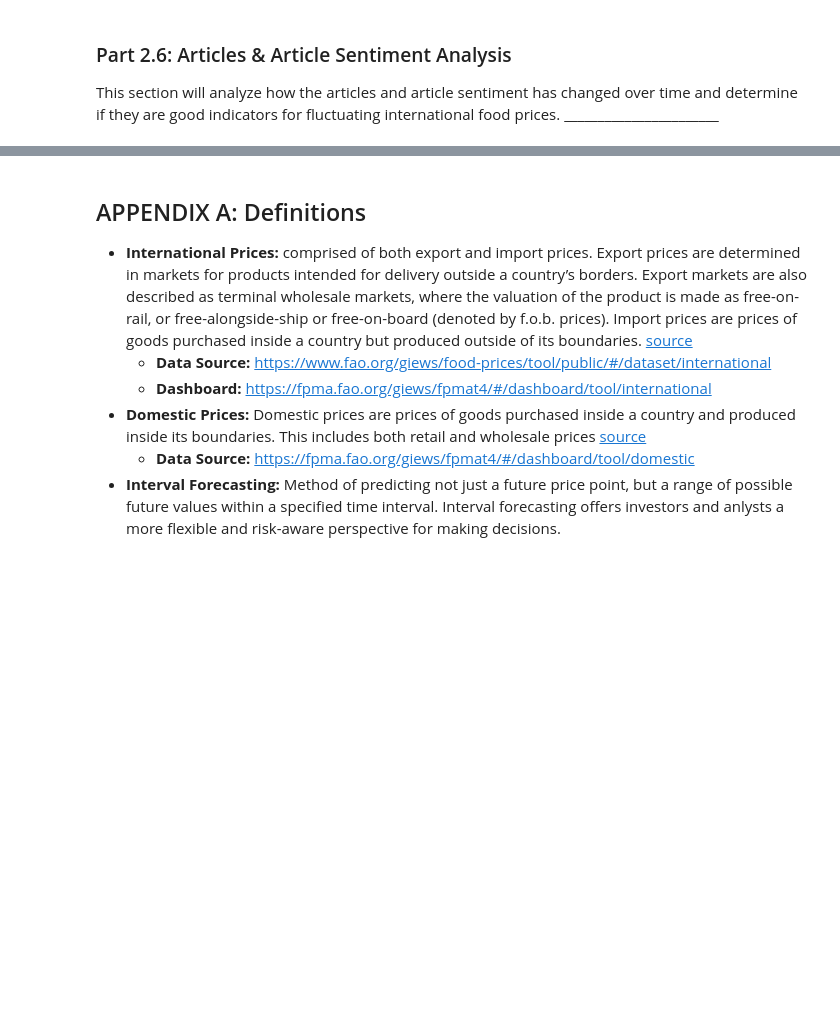
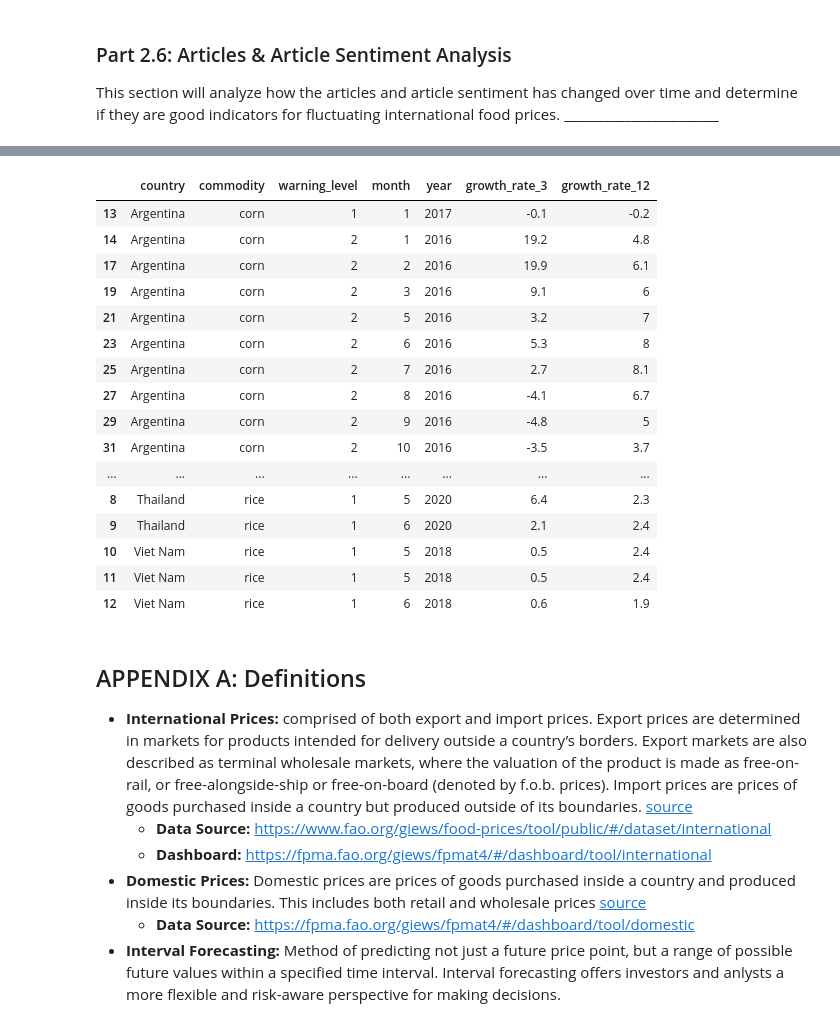
Before and after one commit to Benja-Pauls/Predicting-Commodity-Food-Pricing, a Jupyter notebook: data_analysis.ipynb, the cells around one changed output, grey strips where cells are left out. Cells and saved outputs as stored; diff of their text form; code cells hidden in the pictures; blank space fills up the shorter version.

Commit message:
warnings data built

```diff
--- a/data_analysis.ipynb
+++ b/data_analysis.ipynb
@@ -1492,0 +1495,3 @@ This section will analyze how the articles and article sentiment has changed ove
+# %%
+warnings = pd.read_csv('all_data/warnings.csv')
+warnings
@@ -1492,0 +1514,14 @@ This section will analyze how the articles and article sentiment has changed ove
+# %%
+# Turn all row entries with values 'na', 'n/a', and variations of that into actual NaN values
+warnings = warnings.replace('na', np.nan)
+warnings = warnings.replace('n/a', np.nan)
+warnings = warnings.replace('N/A', np.nan)
+warnings = warnings.replace('N/a', np.nan)
+# %%
+# Strip all whitespace surrounding 'country' and 'commodity' values
+warnings['country'] = warnings['country'].str.strip()
+warnings['commodity'] = warnings['commodity'].str.strip()
+
+# Make them titles as well
+warnings['country'] = warnings['country'].str.title()
+warnings['commodity'] = warnings['commodity'].str.title()
@@ -1492,0 +1646,46 @@ This section will analyze how the articles and article sentiment has changed ove
+# %%
+def keep_certain_countries(warnings):
+    """
+    Given the warnings dataframe, only keep the countries which are in the model_data list
+    :param pd.DataFrame warnings: The dataframe containing the warnings
+    :return: The dataframe containing the warnings for only the unique_iso countries
+    """
+    model_data = {
+        'corn':['Argentina', 'Brazil', 'Ukraine', 'United States of America'],
+        'rice':['Indonesia', 'Pakistan', 'Thailand', 'United State of America', 'Uruguay', 'Viet Nam'],
+        'soybeans':['United States of America'],
+        'wheat':['Argentina', 'Australia', 'Canada', 'Russian Federation', 'Ukraine', 'United States of America']
+    }
+
+    # Only keep the rows which both meet the commodity (model_data key) and country (model_data value) criteria
+    new_rows = []
+    for i,row in warnings.iterrows():
+        if row['country'] in model_data[row['commodity']]:
+            new_rows.append(row)
+    warnings = pd.DataFrame(new_rows, columns=warnings.columns)
+
+    return warnings
+
+warnings = keep_certain_countries(warnings)
+warnings.reset_index(drop=True, inplace=True)
+warnings.sort_values(by=['country', 'commodity'], inplace=True) # Order by country and commodity
+
+warnings
+# %% [output]
+|  | country | commodity | warning_level | month | year | growth_rate_3 | growth_rate_12 |
+| 13 | Argentina | corn | 1 | 1 | 2017 | -0.1 | -0.2 |
+| 14 | Argentina | corn | 2 | 1 | 2016 | 19.2 | 4.8 |
+| 17 | Argentina | corn | 2 | 2 | 2016 | 19.9 | 6.1 |
+| 19 | Argentina | corn | 2 | 3 | 2016 | 9.1 | 6 |
+| 21 | Argentina | corn | 2 | 5 | 2016 | 3.2 | 7 |
+| 23 | Argentina | corn | 2 | 6 | 2016 | 5.3 | 8 |
+| 25 | Argentina | corn | 2 | 7 | 2016 | 2.7 | 8.1 |
+| 27 | Argentina | corn | 2 | 8 | 2016 | -4.1 | 6.7 |
+| 29 | Argentina | corn | 2 | 9 | 2016 | -4.8 | 5 |
+| 31 | Argentina | corn | 2 | 10 | 2016 | -3.5 | 3.7 |
+| ... | ... | ... | ... | ... | ... | ... | ... |
+| 8 | Thailand | rice | 1 | 5 | 2020 | 6.4 | 2.3 |
+| 9 | Thailand | rice | 1 | 6 | 2020 | 2.1 | 2.4 |
+| 10 | Viet Nam | rice | 1 | 5 | 2018 | 0.5 | 2.4 |
+| 11 | Viet Nam | rice | 1 | 5 | 2018 | 0.5 | 2.4 |
+| 12 | Viet Nam | rice | 1 | 6 | 2018 | 0.6 | 1.9 |
```
Also changed, not shown: parts of 12 cells of this notebook, 1 other file.
